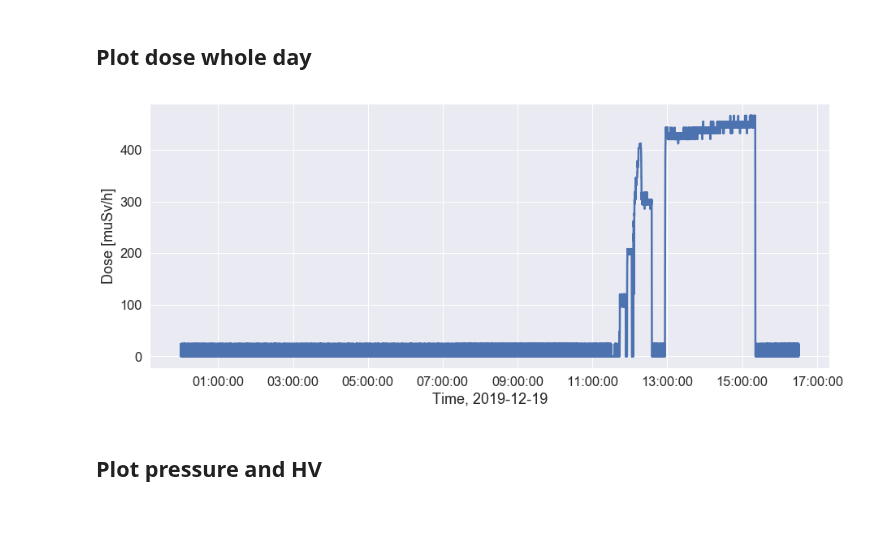
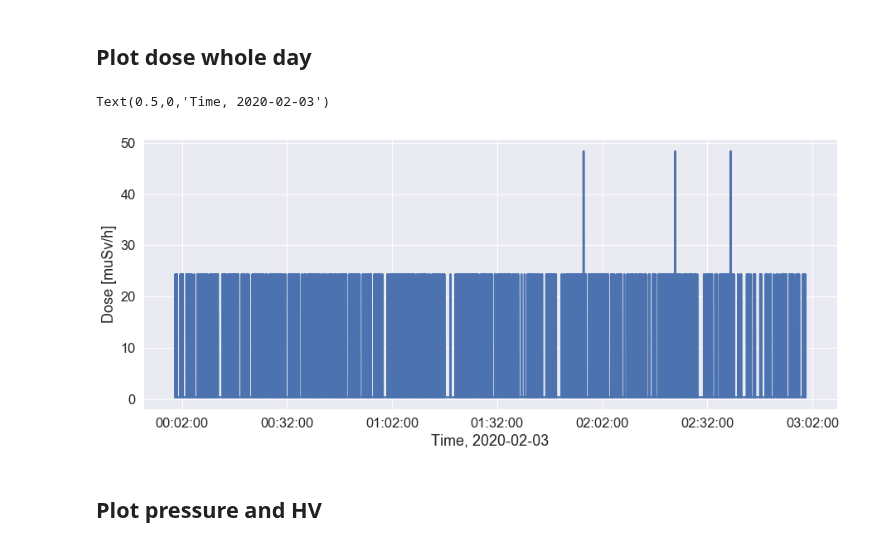
Before and after one commit to kromerh/phd_python, a Jupyter notebook: 14.ETL/04.Data_from_storage.ipynb, the cells around one changed output. Cells and saved outputs as stored; diff of their text form; code cells hidden in the pictures; blank space fills up the shorter version.

```diff
--- a/14.ETL/04.Data_from_storage.ipynb
+++ b/14.ETL/04.Data_from_storage.ipynb
@@ -76,33 +30,31 @@ path = f'/Users/hkromer/02_PhD/02_Data/02.NG_logs/{day}.{operation}'
+# %%
+# for which day to plot
+DAY = "2020-02-03" # day to extract from the db
 # %%
+# read password and user to connect to database
+credentials = pd.read_csv(CREDENTIALS_FILE, header=0)
+user = credentials['username'].values[0]
+pw = credentials['password'].values[0]
 
 
-# read password and user to database
-credentials_file = '/Users/hkromer/02_PhD/01.github/dash_NG/credentials.pw'
-credentials = pd.read_csv(credentials_file, header=0)
-user = credentials['username'].values[0]
-pw = credentials['password'].values[0]
-host="twofast-RPi3-0"  # your host
-user=user  # username
-passwd=pw  # password
-db="NG_twofast_DB" # name of the database
-
-
-
+#*******************************
+# GET DATA
+#*******************************
 
 # connect to DB
-con = NGDataObject(host = host, database=db, user=user, password=pw)
+con = NGDataObject(host = HOST, database=DB, user=user, password=pw)
 
 # get dose
-query = "SELECT * FROM data_dose WHERE DATE(time) = '%(t)s'" % {"t": day}
+query = "SELECT * FROM data_dose WHERE DATE(time) = '%(t)s'" % {"t": DAY}
 data_dose = con.get_from_database(query=query)
-data_dose_rs = con.resample_10_seconds(df=data_dose, cols=['dose', 'dose_voltage', 'dose_corrected'])
+data_dose_rs = con.resample_10_seconds(df=data_dose, cols=['dose', 'dose_voltage', 'dose_corrected'], day=DAY)
 
 # get HV
-query = "SELECT * FROM data_HV WHERE DATE(time) = '%(t)s'" % {"t": day}
+query = "SELECT * FROM data_HV WHERE DATE(time) = '%(t)s'" % {"t": DAY}
 data_hv = con.get_from_database(query=query)
-data_hv_rs = con.resample_10_seconds(df=data_hv, cols=['HV_voltage', 'HV_current'])
-
+data_hv['HV_current_x100'] = data_hv['HV_current']*100.0
+data_hv_rs = con.resample_10_seconds(df=data_hv, cols=['HV_voltage', 'HV_current'], day=DAY)
 # get pressure
-query = "SELECT * FROM data_pressure WHERE DATE(time) = '%(t)s'" % {"t": day}
+query = "SELECT * FROM data_pressure WHERE DATE(time) = '%(t)s'" % {"t": DAY}
 data_pressure = con.get_from_database(query=query)
-data_pressure_rs = con.resample_10_seconds(df=data_pressure, cols=['pressure_IS', 'pressure_VC', 'pressure_IS_corrected'])
+data_pressure_rs = con.resample_10_seconds(df=data_pressure, cols=['pressure_IS', 'pressure_VC', 'pressure_IS_corrected'], day=DAY)
@@ -123,15 +92,16 @@ data_dose.head()
 # %%
 fig, ax = plt.subplots(figsize=(15,6))
 sns.set()
 sns.set_context("notebook", font_scale=1.5, rc={"lines.linewidth": 2.5})
 sns.lineplot(x=data_dose.index, y='dose_corrected', data=data_dose, ax=ax)
 ax.xaxis.set_major_formatter(md.DateFormatter('%H:%M:%S'))
 # ax.set(yscale="log")
 ax.set_ylabel('Dose [muSv/h]')
-ax.set_xlabel(f'Time, {day}')
-plt.savefig(f'{path}_dose_only.png', dpi=600, format='png')
+ax.set_xlabel(f'Time, {DAY}')
+# plt.savefig(f'{path}_dose_only.png', dpi=600, format='png')
 # %% [output]
+Text(0.5,0,'Time, 2020-02-03')
-[figure, old version]
+[figure, new version]
 # %% [markdown]
 ## Plot pressure and HV
 # %%
```
Also changed, not shown: parts of 4 cells of this notebook, 6 other files.
